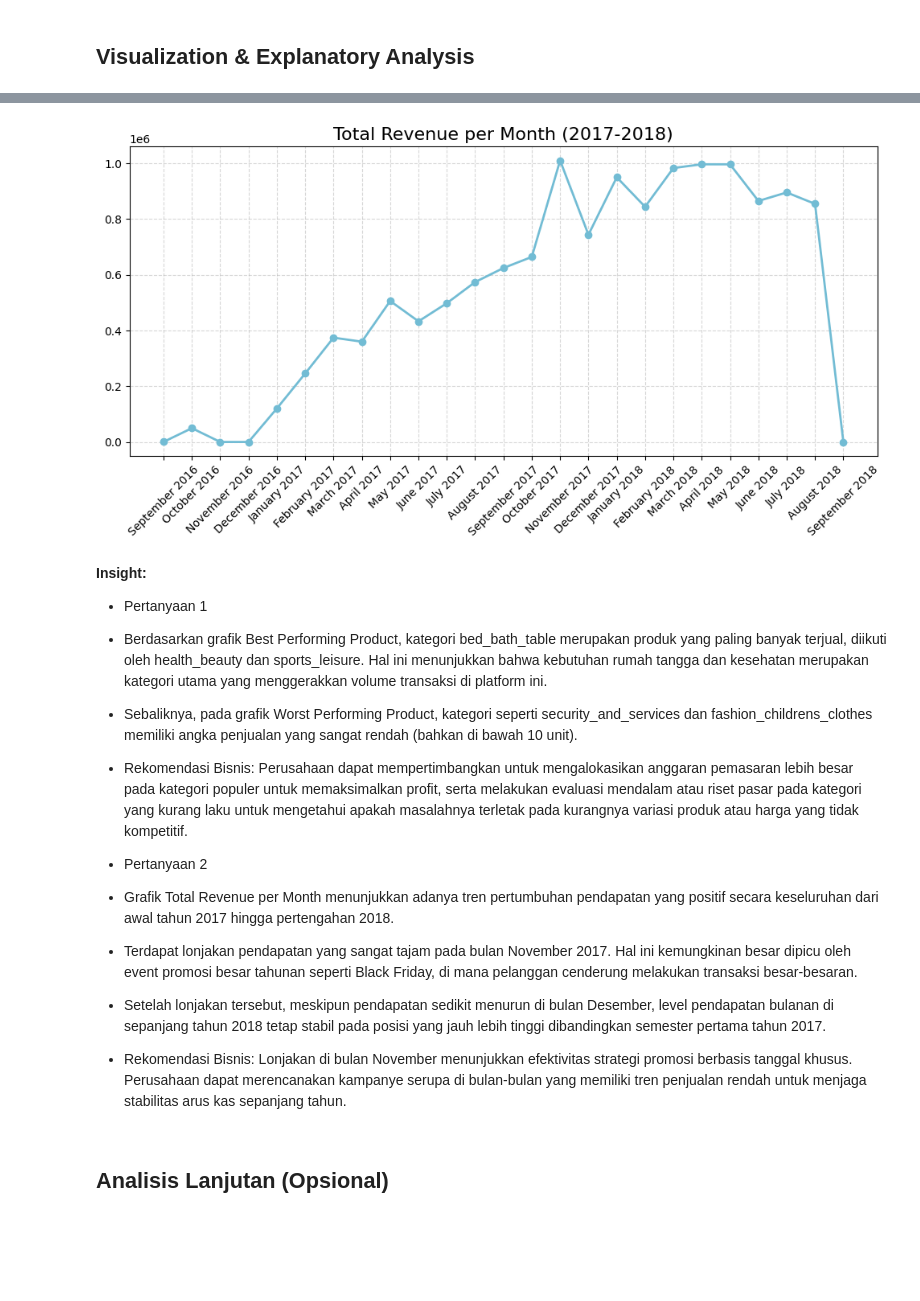
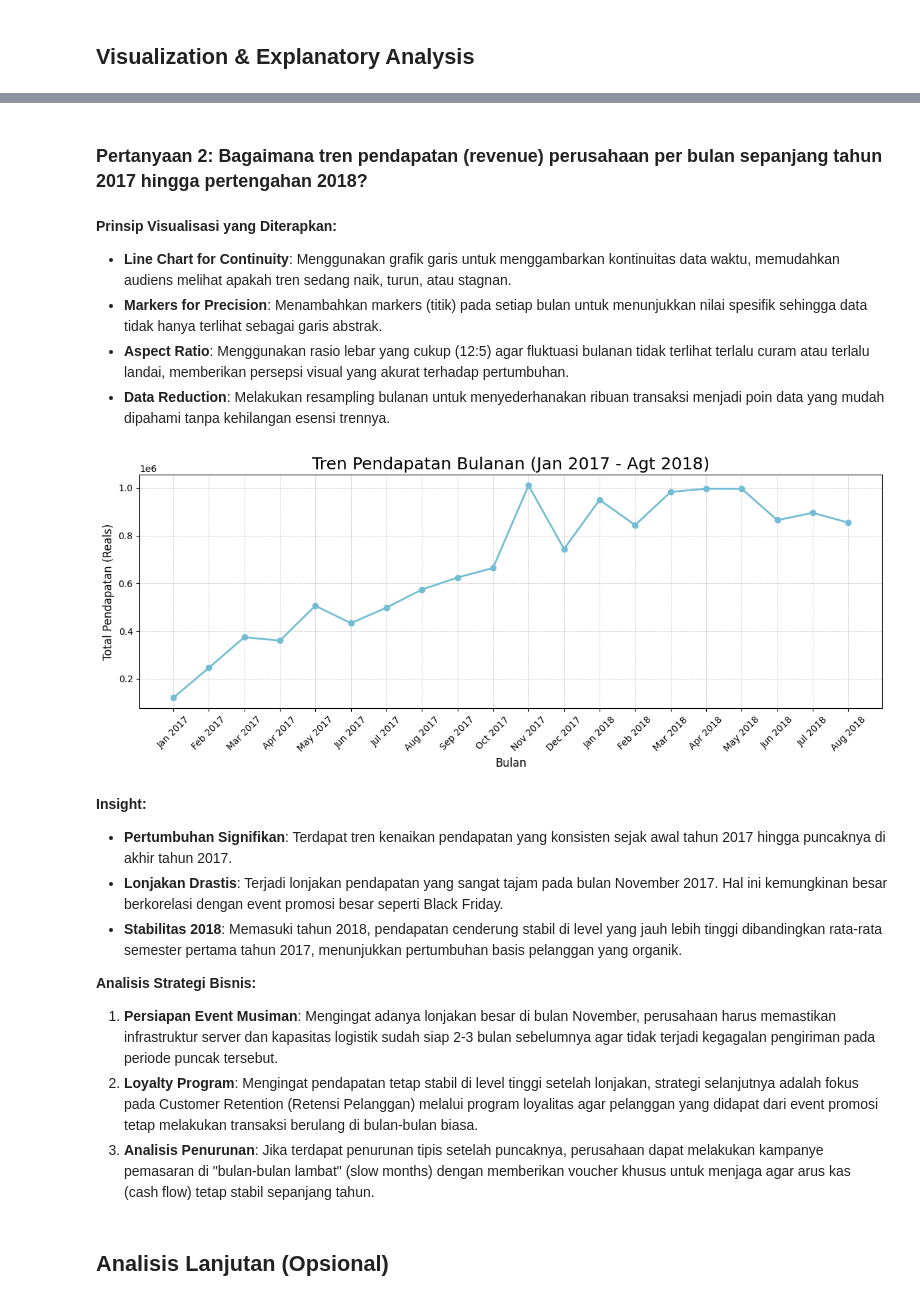
Before and after one commit to zayyana110/proyek-analisis-data, a Jupyter notebook: notebook.ipynb, the cells around one changed output, grey strips where cells are left out. Drawn from its saved outputs; the diff is of its cells as text; code cells hidden in the pictures; blank space fills up the shorter version.

```diff
--- a/notebook.ipynb
+++ b/notebook.ipynb
@@ -306,49 +375,51 @@ plt.show()
+# %% [markdown]
+### Pertanyaan 2: Bagaimana tren pendapatan (revenue) perusahaan per bulan sepanjang tahun 2017 hingga pertengahan 2018?
+# %% [markdown]
+**Prinsip Visualisasi yang Diterapkan:**
+- **Line Chart for Continuity**: Menggunakan grafik garis untuk menggambarkan kontinuitas data waktu, memudahkan audiens melihat apakah tren sedang naik, turun, atau stagnan.
+- **Markers for Precision**: Menambahkan markers (titik) pada setiap bulan untuk menunjukkan nilai spesifik sehingga data tidak hanya terlihat sebagai garis abstrak.
+- **Aspect Ratio**: Menggunakan rasio lebar yang cukup (12:5) agar fluktuasi bulanan tidak terlihat terlalu curam atau terlalu landai, memberikan persepsi visual yang akurat terhadap pertumbuhan.
+- **Data Reduction**: Melakukan resampling bulanan untuk menyederhanakan ribuan transaksi menjadi poin data yang mudah dipahami tanpa kehilangan esensi trennya.
 # %%
-order_revenue_df = pd.merge(
-    left=orders_df,
-    right=order_items_df,
-    how="left",
-    left_on="order_id",
-    right_on="order_id"
-)
+monthly_revenue_df = main_df.resample(rule='ME', on='order_purchase_timestamp').agg({
+    "price": "sum"
+}).reset_index()
 
-monthly_revenue_df = order_revenue_df.resample(rule='ME', on='order_purchase_timestamp').agg({
-    "price": "sum"
-})
-monthly_revenue_df.index = monthly_revenue_df.index.strftime('%B %Y')
-monthly_revenue_df = monthly_revenue_df.reset_index()
-monthly_revenue_df.rename(columns={"price": "revenue"}, inplace=True)
+monthly_revenue_df = monthly_revenue_df[
+    (monthly_revenue_df['order_purchase_timestamp'] >= '2017-01-01') &
+    (monthly_revenue_df['order_purchase_timestamp'] <= '2018-08-31')
+]
+
+monthly_revenue_df['order_purchase_timestamp'] = monthly_revenue_df['order_purchase_timestamp'].dt.strftime('%b %Y')
 
 plt.figure(figsize=(12, 5))
 plt.plot(
     monthly_revenue_df["order_purchase_timestamp"],
-    monthly_revenue_df["revenue"],
+    monthly_revenue_df["price"],
     marker='o',
     linewidth=2,
     color="#72BCD4"
 )
-plt.title("Total Revenue per Month (2017-2018)", loc="center", fontsize=16)
+
+plt.title("Tren Pendapatan Bulanan (Jan 2017 - Agt 2018)", loc="center", fontsize=18)
 plt.xticks(rotation=45, fontsize=10)
 plt.yticks(fontsize=10)
-plt.grid(True, linestyle='--', alpha=0.5)
+plt.xlabel("Bulan", fontsize=12)
+plt.ylabel("Total Pendapatan (Reals)", fontsize=12)
+plt.grid(color='grey', linestyle='--', linewidth=0.5, alpha=0.5) # Grid halus untuk membantu pembacaan
+plt.tight_layout()
 plt.show()
 # %% [output]
-[figure, old version]
+[figure, new version]
-# %% [markdown]
-**Insight:**
-- Pertanyaan 1
-- Berdasarkan grafik Best Performing Product, kategori bed_bath_table merupakan produk yang paling banyak terjual, diikuti oleh health_beauty dan sports_leisure. Hal ini menunjukkan bahwa kebutuhan rumah tangga dan kesehatan merupakan kategori utama yang menggerakkan volume transaksi di platform ini.
-
-- Sebaliknya, pada grafik Worst Performing Product, kategori seperti security_and_services dan fashion_childrens_clothes memiliki angka penjualan yang sangat rendah (bahkan di bawah 10 unit).
-
-- Rekomendasi Bisnis: Perusahaan dapat mempertimbangkan untuk mengalokasikan anggaran pemasaran lebih besar pada kategori populer untuk memaksimalkan profit, serta melakukan evaluasi mendalam atau riset pasar pada kategori yang kurang laku untuk mengetahui apakah masalahnya terletak pada kurangnya variasi produk atau harga yang tidak kompetitif.
-- Pertanyaan 2
-- Grafik Total Revenue per Month menunjukkan adanya tren pertumbuhan pendapatan yang positif secara keseluruhan dari awal tahun 2017 hingga pertengahan 2018.
-
-- Terdapat lonjakan pendapatan yang sangat tajam pada bulan November 2017. Hal ini kemungkinan besar dipicu oleh event promosi besar tahunan seperti Black Friday, di mana pelanggan cenderung melakukan transaksi besar-besaran.
-
-- Setelah lonjakan tersebut, meskipun pendapatan sedikit menurun di bulan Desember, level pendapatan bulanan di sepanjang tahun 2018 tetap stabil pada posisi yang jauh lebih tinggi dibandingkan semester pertama tahun 2017.
-
-- Rekomendasi Bisnis: Lonjakan di bulan November menunjukkan efektivitas strategi promosi berbasis tanggal khusus. Perusahaan dapat merencanakan kampanye serupa di bulan-bulan yang memiliki tren penjualan rendah untuk menjaga stabilitas arus kas sepanjang tahun.
+# %% [markdown]
+**Insight:**
+- **Pertumbuhan Signifikan**: Terdapat tren kenaikan pendapatan yang konsisten sejak awal tahun 2017 hingga puncaknya di akhir tahun 2017.
+- **Lonjakan Drastis**: Terjadi lonjakan pendapatan yang sangat tajam pada bulan November 2017. Hal ini kemungkinan besar berkorelasi dengan event promosi besar seperti Black Friday.
+- **Stabilitas 2018**: Memasuki tahun 2018, pendapatan cenderung stabil di level yang jauh lebih tinggi dibandingkan rata-rata semester pertama tahun 2017, menunjukkan pertumbuhan basis pelanggan yang organik.
+
+**Analisis Strategi Bisnis:**
+1. **Persiapan Event Musiman**: Mengingat adanya lonjakan besar di bulan November, perusahaan harus memastikan infrastruktur server dan kapasitas logistik sudah siap 2-3 bulan sebelumnya agar tidak terjadi kegagalan pengiriman pada periode puncak tersebut.
+2. **Loyalty Program**: Mengingat pendapatan tetap stabil di level tinggi setelah lonjakan, strategi selanjutnya adalah fokus pada Customer Retention (Retensi Pelanggan) melalui program loyalitas agar pelanggan yang didapat dari event promosi tetap melakukan transaksi berulang di bulan-bulan biasa.
+3. **Analisis Penurunan**: Jika terdapat penurunan tipis setelah puncaknya, perusahaan dapat melakukan kampanye pemasaran di "bulan-bulan lambat" (slow months) dengan memberikan voucher khusus untuk menjaga agar arus kas (cash flow) tetap stabil sepanjang tahun.
 # %% [markdown]
 ## Analisis Lanjutan (Opsional)
```
Also changed, not shown: parts of 33 cells of this notebook, 2 other files.
